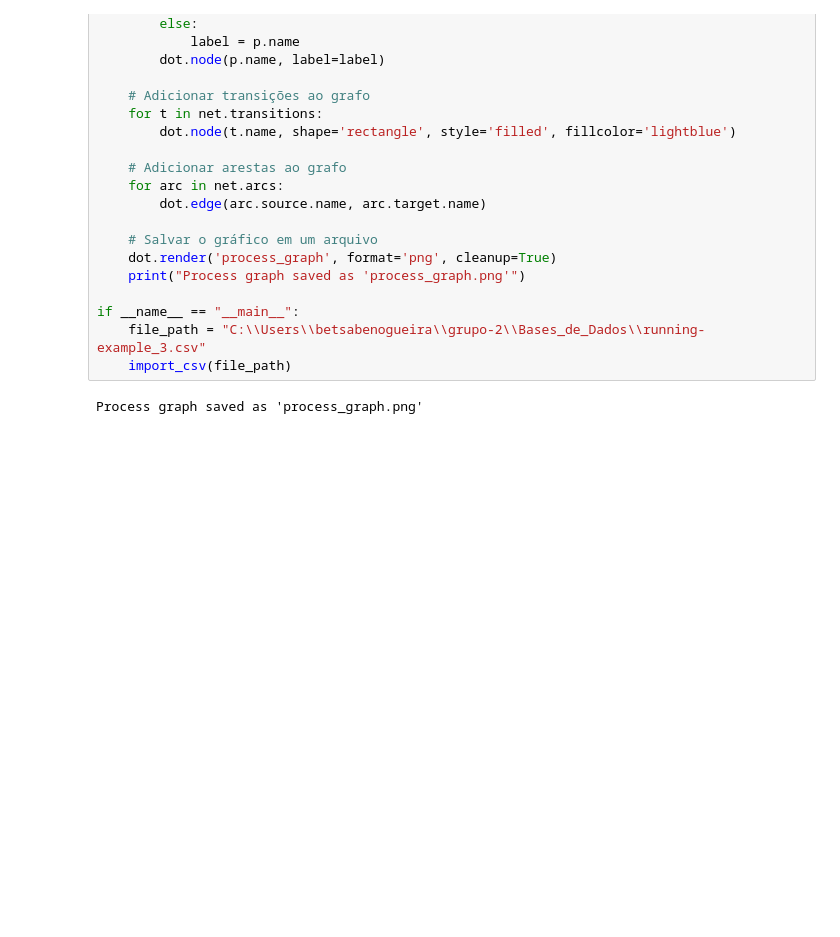
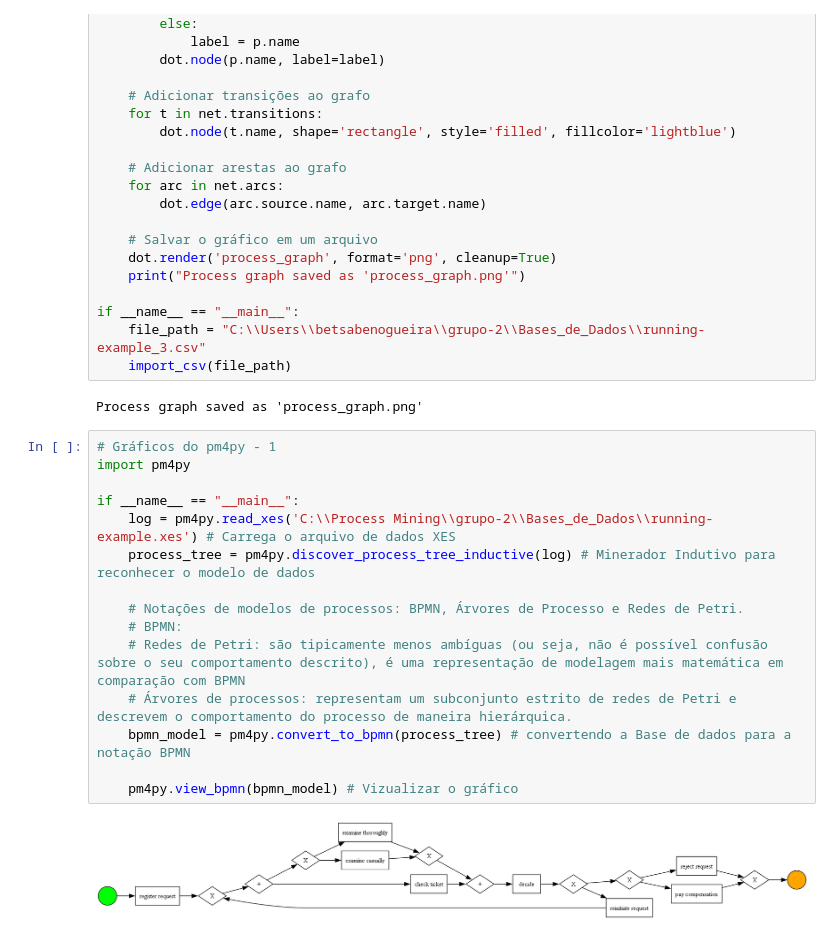
Before and after one commit to gabriellaserra/Process-mining-novo, a Jupyter notebook: Notebooks/betsabe.ipynb, the cells around one changed output. Saved outputs shown, nothing was run; the diff lists cells and outputs as text; blank space fills up the shorter version.

```diff
--- a/Notebooks/betsabe.ipynb
+++ b/Notebooks/betsabe.ipynb
@@ -269,3 +269,20 @@ if __name__ == "__main__":
     import_csv(file_path)
 # %% [output]
 Process graph saved as 'process_graph.png'
+# %%
+# Gráficos do pm4py - 1
+import pm4py
+
+if __name__ == "__main__":
+    log = pm4py.read_xes('C:\\Process Mining\\grupo-2\\Bases_de_Dados\\running-example.xes') # Carrega o arquivo de dados XES
+    process_tree = pm4py.discover_process_tree_inductive(log) # Minerador Indutivo para reconhecer o modelo de dados
+
+    # Notações de modelos de processos: BPMN, Árvores de Processo e Redes de Petri.
+    # BPMN:
+    # Redes de Petri: são tipicamente menos ambíguas (ou seja, não é possível confusão sobre o seu comportamento descrito), é uma representação de modelagem mais matemática em comparação com BPMN
+    # Árvores de processos: representam um subconjunto estrito de redes de Petri e descrevem o comportamento do processo de maneira hierárquica.
+    bpmn_model = pm4py.convert_to_bpmn(process_tree) # convertendo a Base de dados para a notação BPMN
+
+    pm4py.view_bpmn(bpmn_model) # Vizualizar o gráfico
+# %% [output]
+[figure, added]
```
Also changed, not shown: parts of 5 cells of this notebook.
